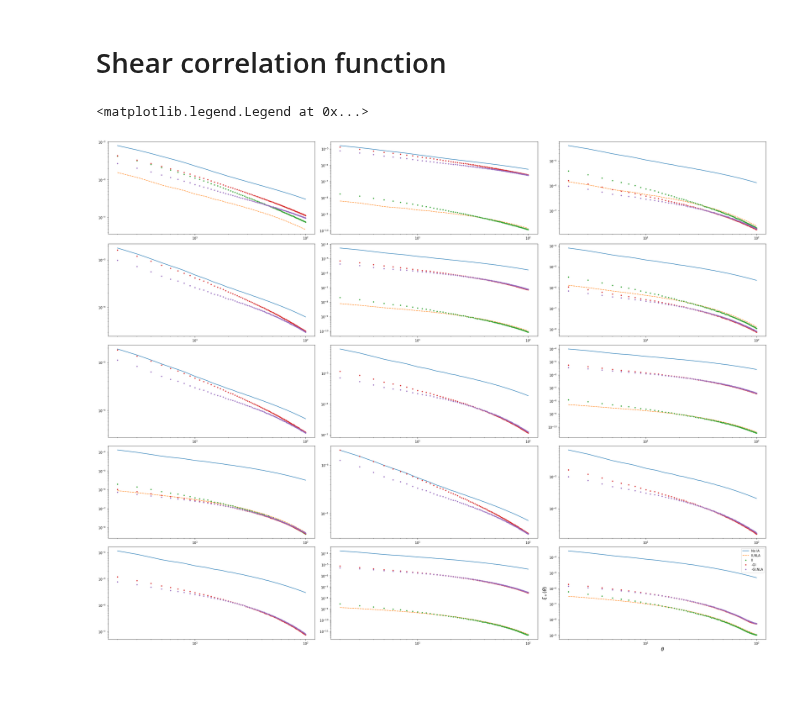
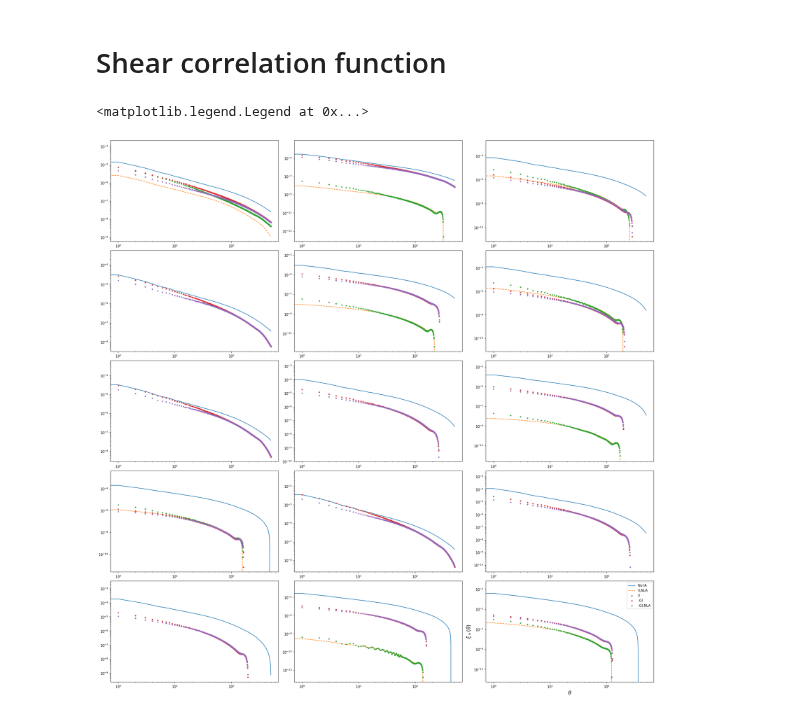
Before and after one commit to LSSTDESC/SkySim5000_IA_infusion, a Jupyter notebook: theo_predictions.ipynb, the cells around one changed output. Drawn from its saved outputs; the diff is of its cells as text; code cells hidden in the pictures; blank space fills up the shorter version.

```diff
--- a/theo_predictions.ipynb
+++ b/theo_predictions.ipynb
@@ -107,7 +107,7 @@ for i in range(len(nzs_s)):
 #     ccl.angular_cl(cosmo, t, t, ell) for t in tracers_IA_nla
 # ])
 # %%
-ell = np.unique(np.geomspace(2,1000,100).astype(int)).astype(float)
+ell = np.unique(np.geomspace(0.5,500,100).astype(int)).astype(float)
 cls={}
 
 
@@ -145,7 +145,7 @@ cls['GI,NLA'] =np.stack(cross)
 # %% [markdown]
 # Shear correlation function
 # %%
-theta =np.unique(np.geomspace(2,100,1000).astype(int)).astype(float)
+theta =np.unique(np.geomspace(0.5,500,1000).astype(int)).astype(float)
 # %%
 theta_arc=Angle(theta, u.arcmin)
 # %%
@@ -211,29 +211,29 @@ def trim_axs(axs, N):
     return axs[:N]
 # %%
 k=theta
-figsize = (30, 23)
+figsize = (23, 23)
 fig =plt.figure(figsize=figsize, constrained_layout=True)
 cols = 3
 rows =5
 axs = fig.subplots(rows, cols)
 axs = trim_axs(axs, len(shear_GG_plus))
 for ax, pi in zip(axs, shear_GG_plus):
     ax.loglog(theta, pi,label='No IA')
 for ax, px in zip(axs, shear_II_NLA_plus):
     ax.loglog(theta, px,'--',label='II,NLA')
 for ax, pj in zip(axs, shear_II_plus):
     ax.loglog(theta, pj,'.',label='II')
 for ax, pjk in zip(axs, shear_GI_plus):
     ax.loglog(theta,-pjk,'.',label='-GI')
 for ax, pjj in zip(axs, shear_GI_NLA_plus):
     ax.loglog(theta, -pjj,'.',label='-GI,NLA')
     plt.xlabel(r'$\theta$', fontsize=15)
     plt.ylabel(r'$\xi_+(\theta)$', fontsize=15)
 legend(loc='upper right')
 #fig.savefig("pos_cross.png",dpi=250)
 # %% [output]
 <matplotlib.legend.Legend at 0x...>
-[figure, old version]
+[figure, new version]
 # %%
 k=theta
 figsize = (23, 23)
```
Also changed, not shown: parts of 3 cells of this notebook, 1 other file.
